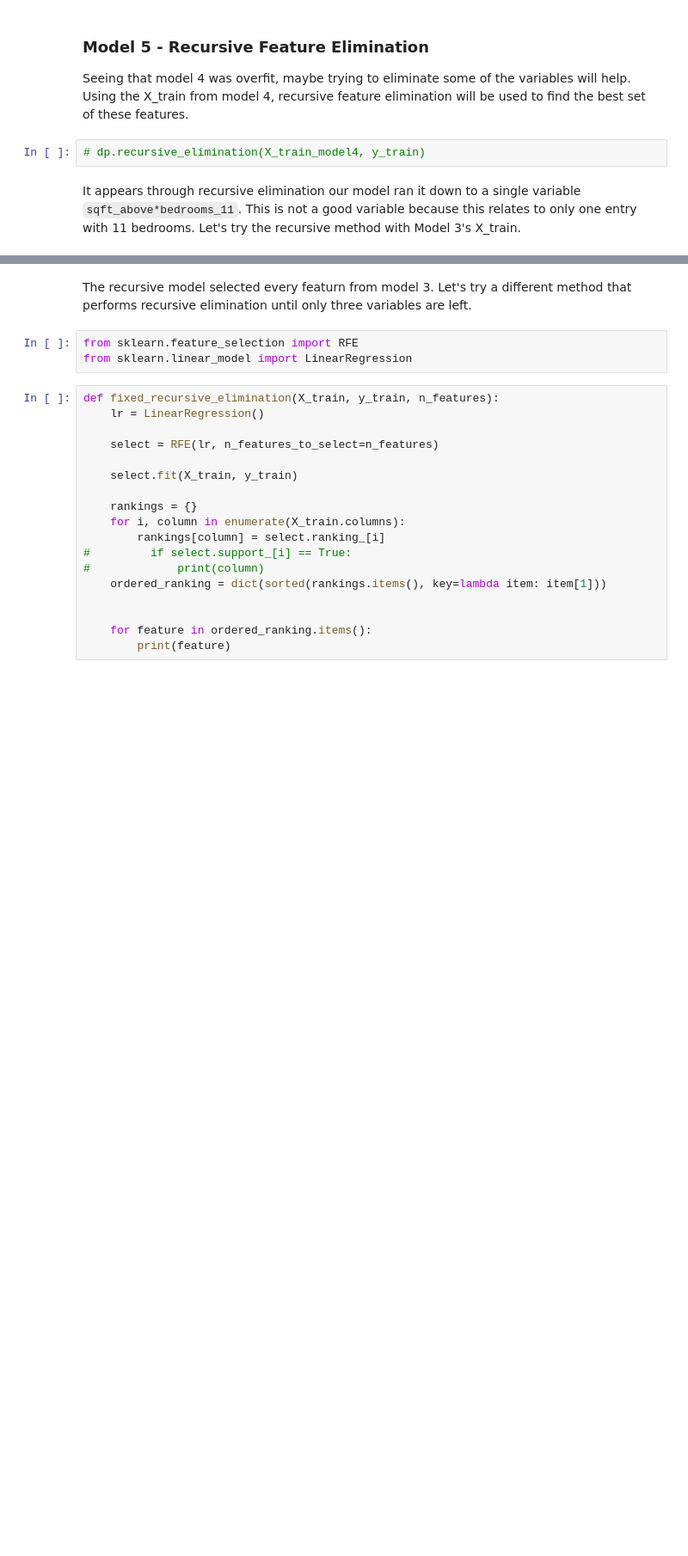
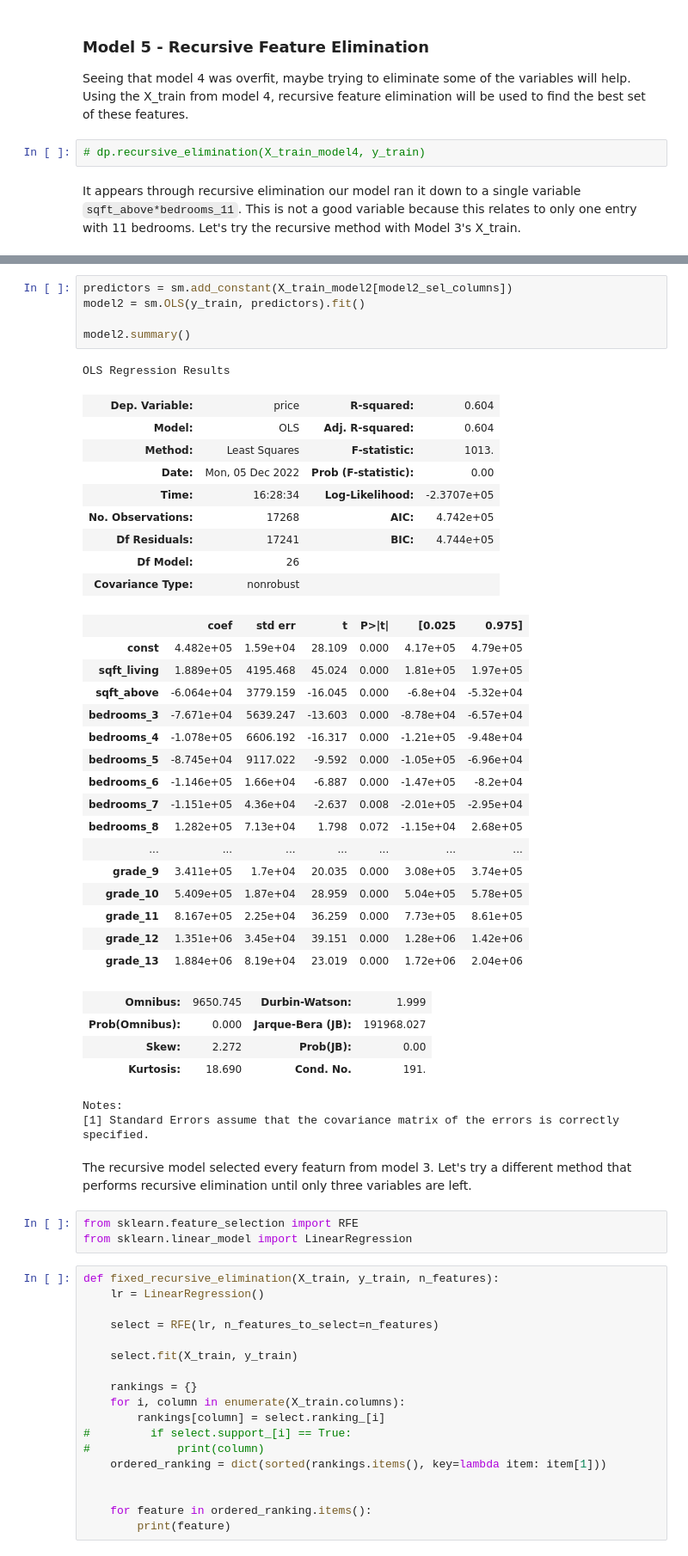
Before and after one commit to cschneck7/phase-2-project, a Jupyter notebook: EDA_notebook.ipynb, the cells around one changed output, grey strips where cells are left out. Shown at 86% size. Cells and saved outputs as stored; diff of their text form; blank space fills up the shorter version.

```diff
--- a/EDA_notebook.ipynb
+++ b/EDA_notebook.ipynb
@@ -454,3 +493,41 @@ grade_13
+# %%
+predictors = sm.add_constant(X_train_model2[model2_sel_columns])
+model2 = sm.OLS(y_train, predictors).fit()
+
+model2.summary()
+# %% [output]
+OLS Regression Results
+| Dep. Variable: | price | R-squared: | 0.604 |
+| Model: | OLS | Adj. R-squared: | 0.604 |
+| Method: | Least Squares | F-statistic: | 1013. |
+| Date: | Mon, 05 Dec 2022 | Prob (F-statistic): | 0.00 |
+| Time: | 16:28:34 | Log-Likelihood: | -2.3707e+05 |
+| No. Observations: | 17268 | AIC: | 4.742e+05 |
+| Df Residuals: | 17241 | BIC: | 4.744e+05 |
+| Df Model: | 26 |  |  |
+| Covariance Type: | nonrobust |  |  |
+|  | coef | std err | t | P>|t| | [0.025 | 0.975] |
+| const | 4.482e+05 | 1.59e+04 | 28.109 | 0.000 | 4.17e+05 | 4.79e+05 |
+| sqft_living | 1.889e+05 | 4195.468 | 45.024 | 0.000 | 1.81e+05 | 1.97e+05 |
+| sqft_above | -6.064e+04 | 3779.159 | -16.045 | 0.000 | -6.8e+04 | -5.32e+04 |
+| bedrooms_3 | -7.671e+04 | 5639.247 | -13.603 | 0.000 | -8.78e+04 | -6.57e+04 |
+| bedrooms_4 | -1.078e+05 | 6606.192 | -16.317 | 0.000 | -1.21e+05 | -9.48e+04 |
+| bedrooms_5 | -8.745e+04 | 9117.022 | -9.592 | 0.000 | -1.05e+05 | -6.96e+04 |
+| bedrooms_6 | -1.146e+05 | 1.66e+04 | -6.887 | 0.000 | -1.47e+05 | -8.2e+04 |
+| bedrooms_7 | -1.151e+05 | 4.36e+04 | -2.637 | 0.008 | -2.01e+05 | -2.95e+04 |
+| bedrooms_8 | 1.282e+05 | 7.13e+04 | 1.798 | 0.072 | -1.15e+04 | 2.68e+05 |
+| ... | ... | ... | ... | ... | ... | ... |
+| grade_9 | 3.411e+05 | 1.7e+04 | 20.035 | 0.000 | 3.08e+05 | 3.74e+05 |
+| grade_10 | 5.409e+05 | 1.87e+04 | 28.959 | 0.000 | 5.04e+05 | 5.78e+05 |
+| grade_11 | 8.167e+05 | 2.25e+04 | 36.259 | 0.000 | 7.73e+05 | 8.61e+05 |
+| grade_12 | 1.351e+06 | 3.45e+04 | 39.151 | 0.000 | 1.28e+06 | 1.42e+06 |
+| grade_13 | 1.884e+06 | 8.19e+04 | 23.019 | 0.000 | 1.72e+06 | 2.04e+06 |
+| Omnibus: | 9650.745 | Durbin-Watson: | 1.999 |
+| Prob(Omnibus): | 0.000 | Jarque-Bera (JB): | 191968.027 |
+| Skew: | 2.272 | Prob(JB): | 0.00 |
+| Kurtosis: | 18.690 | Cond. No. | 191. |
+Notes:
+[1] Standard Errors assume that the covariance matrix of the errors is correctly specified.
 # %% [markdown]
 The recursive model selected every featurn from model 3. Let's try a different method that performs recursive elimination until only three variables are left.
 # %%
```
Also changed, not shown: parts of 10 cells of this notebook, 2 other files.
